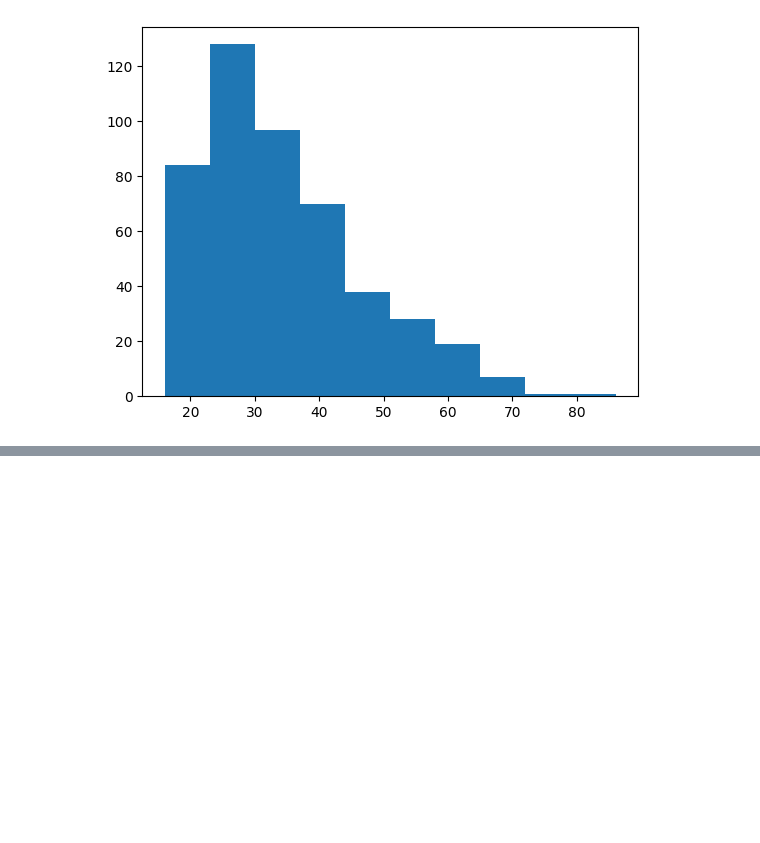
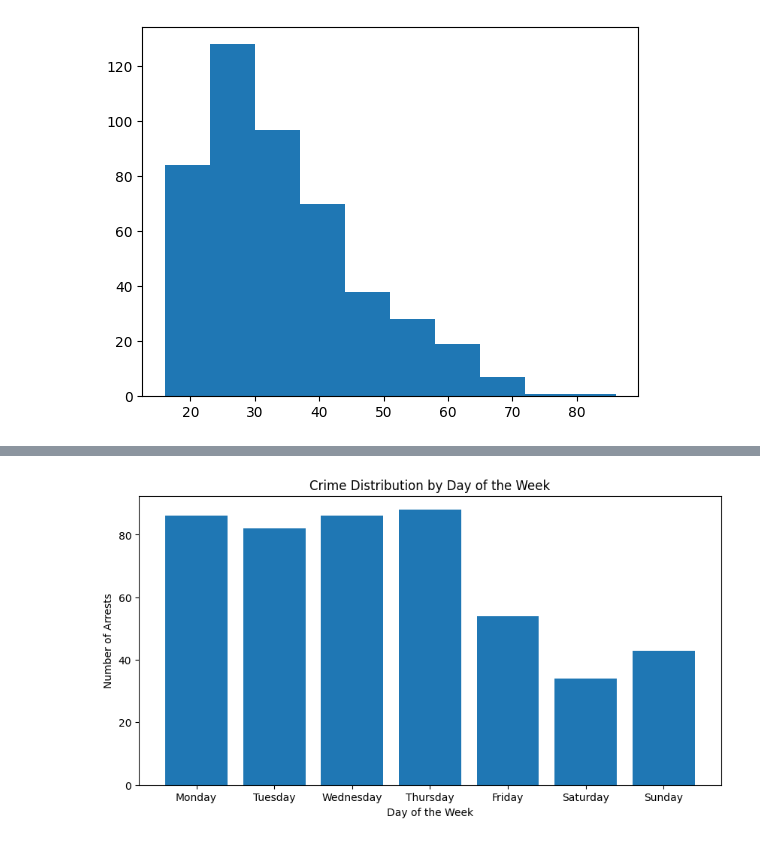
Before and after one commit to adinsa1/DATA205-PROJECT, a Jupyter notebook: AssefaData205Project.ipynb, the cells around one changed output, grey strips where cells are left out. Saved outputs shown, nothing was run; the diff lists cells and outputs as text; code cells hidden in the pictures; blank space fills up the shorter version.

```diff
--- a/AssefaData205Project.ipynb
+++ b/AssefaData205Project.ipynb
@@ -51,0 +90,31 @@ plt.hist(df['AGE'])
+# %%
+# prompt: which day of the week the most crime happen?
+
+# Convert 'ARREST_DATE' to datetime objects if it's not already
+if not pd.api.types.is_datetime64_any_dtype(df['ARREST DATE']):
+  df['ARREST DATE'] = pd.to_datetime(df['ARREST DATE'])
+
+# Extract the day of the week (0=Monday, 6=Sunday)
+df['DayOfWeek'] = df['ARREST DATE'].dt.dayofweek
+
+# Group by day of the week and count the number of arrests
+day_counts = df.groupby('DayOfWeek')['ARREST DATE'].count()
+
+
+
+# Map the day of the week index to its name
+day_names = ['Monday', 'Tuesday', 'Wednesday', 'Thursday', 'Friday', 'Saturday', 'Sunday']
+most_crime_day_name = day_names[most_crime_day]
+
+
+# Create a bar graph
+plt.figure(figsize=(10, 5))
+plt.bar(day_names, day_counts)
+plt.xlabel("Day of the Week")
+plt.ylabel("Number of Arrests")
+plt.title("Crime Distribution by Day of the Week")
+plt.show()
+
+df.head()
+# %% [output]
+[figure, added]
```
Also changed, not shown: parts of 3 cells of this notebook.
